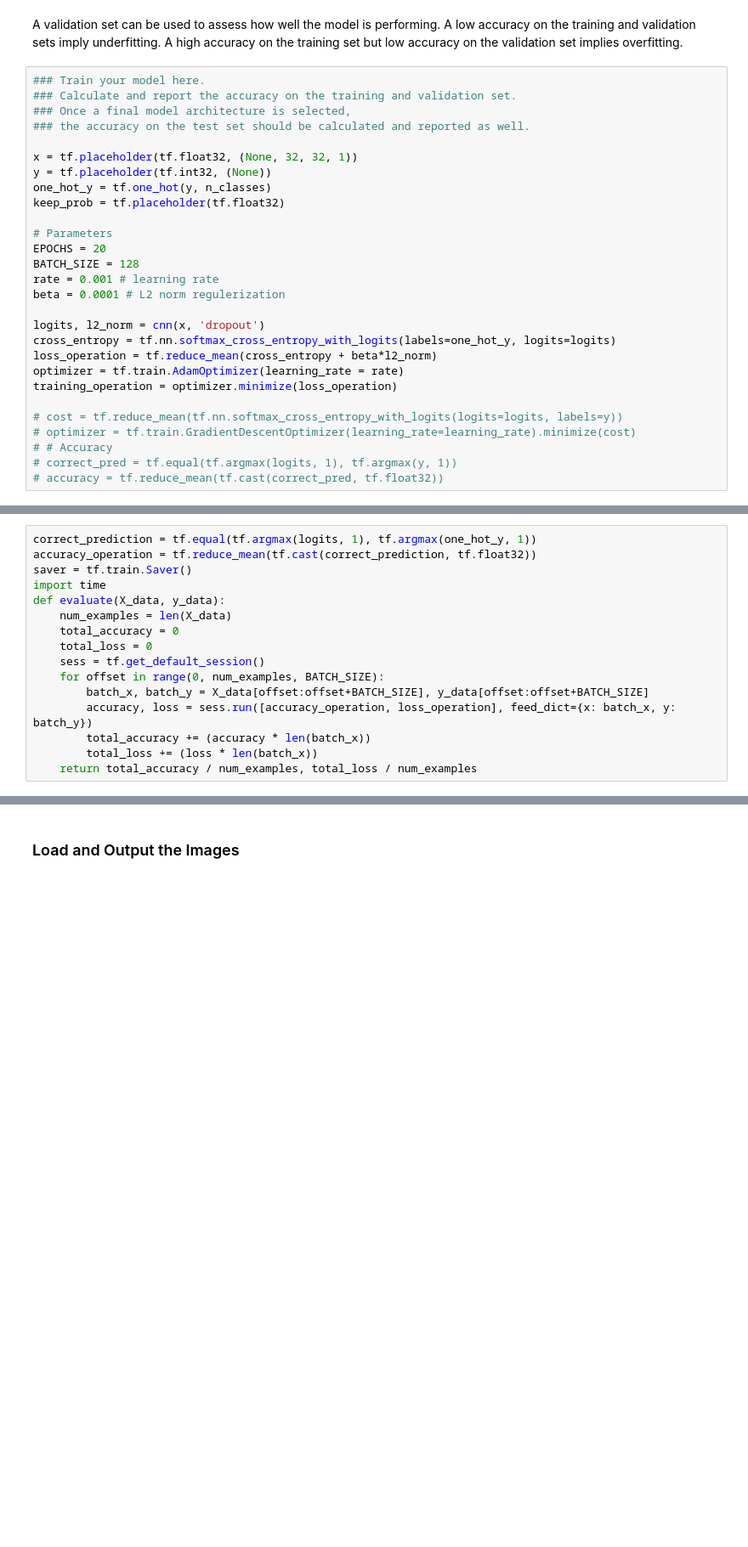
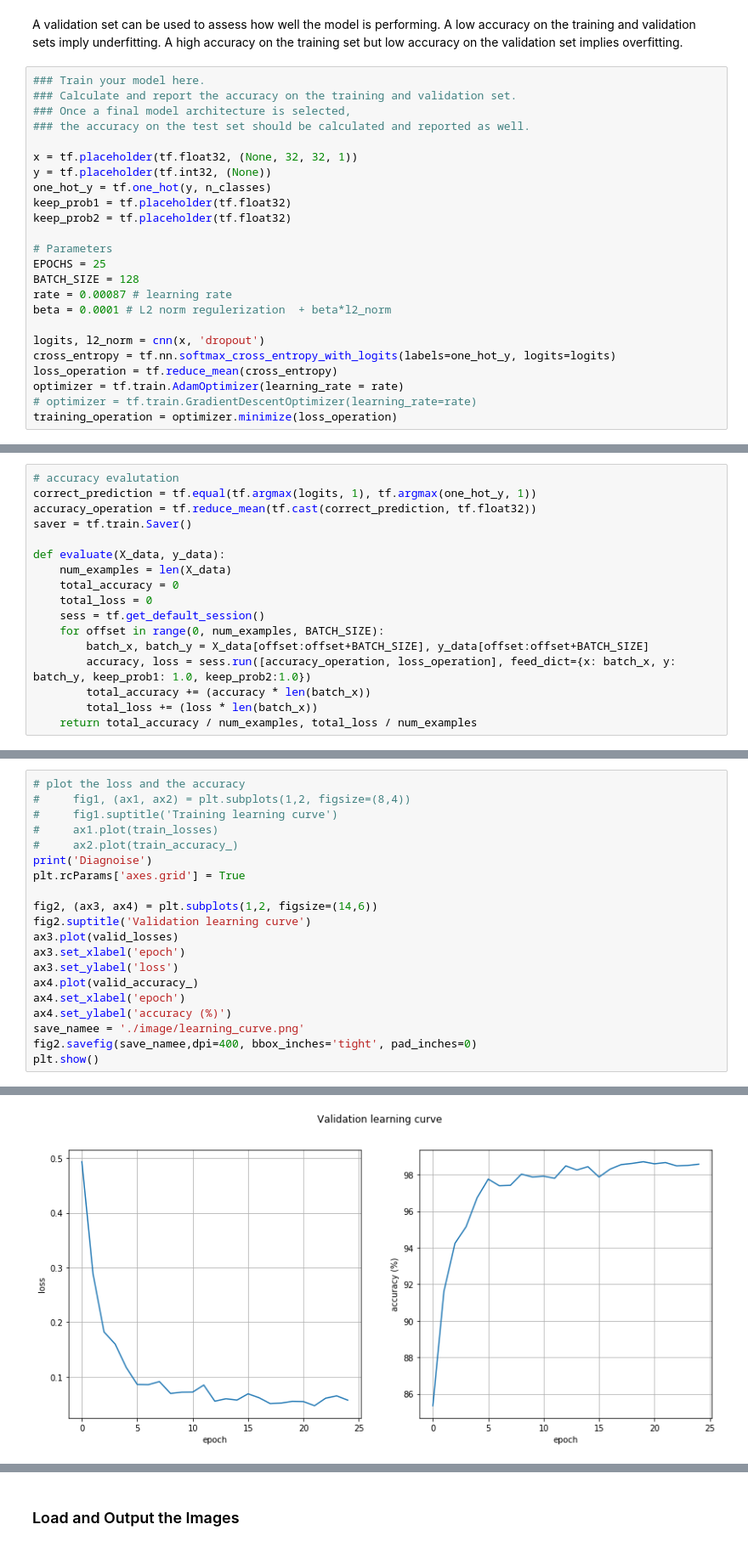
Before and after one commit to iyowasay/CNN_traffic_sign, a Jupyter notebook: Traffic_Sign_Classifier.ipynb, the cells around one changed output, grey strips where cells are left out. Shown at 85% size. Drawn from its saved outputs; the diff is of its cells as text; blank space fills up the shorter version.

```diff
--- a/Traffic_Sign_Classifier.ipynb
+++ b/Traffic_Sign_Classifier.ipynb
@@ -445,22 +458,18 @@ sets imply underfitting. A high accuracy on the training set but low accuracy on
 x = tf.placeholder(tf.float32, (None, 32, 32, 1))
 y = tf.placeholder(tf.int32, (None))
 one_hot_y = tf.one_hot(y, n_classes)
-keep_prob = tf.placeholder(tf.float32)
+keep_prob1 = tf.placeholder(tf.float32)
+keep_prob2 = tf.placeholder(tf.float32)
 
 # Parameters
-EPOCHS = 20
+EPOCHS = 25
 BATCH_SIZE = 128
-rate = 0.001 # learning rate
-beta = 0.0001 # L2 norm regulerization
+rate = 0.00087 # learning rate
+beta = 0.0001 # L2 norm regulerization  + beta*l2_norm
 
 logits, l2_norm = cnn(x, 'dropout')
 cross_entropy = tf.nn.softmax_cross_entropy_with_logits(labels=one_hot_y, logits=logits)
-loss_operation = tf.reduce_mean(cross_entropy + beta*l2_norm)
+loss_operation = tf.reduce_mean(cross_entropy)
 optimizer = tf.train.AdamOptimizer(learning_rate = rate)
+# optimizer = tf.train.GradientDescentOptimizer(learning_rate=rate)
 training_operation = optimizer.minimize(loss_operation)
-
-# cost = tf.reduce_mean(tf.nn.softmax_cross_entropy_with_logits(logits=logits, labels=y))
-# optimizer = tf.train.GradientDescentOptimizer(learning_rate=learning_rate).minimize(cost)
-# # Accuracy
-# correct_pred = tf.equal(tf.argmax(logits, 1), tf.argmax(y, 1))
-# accuracy = tf.reduce_mean(tf.cast(correct_pred, tf.float32))
@@ -467,8 +509,9 @@ training_operation = optimizer.minimize(loss_operation)
 # %%
+# accuracy evalutation
 correct_prediction = tf.equal(tf.argmax(logits, 1), tf.argmax(one_hot_y, 1))
 accuracy_operation = tf.reduce_mean(tf.cast(correct_prediction, tf.float32))
 saver = tf.train.Saver()
-import time
+
 def evaluate(X_data, y_data):
     num_examples = len(X_data)
     total_accuracy = 0
@@ -476,7 +519,7 @@ def evaluate(X_data, y_data):
     sess = tf.get_default_session()
     for offset in range(0, num_examples, BATCH_SIZE):
         batch_x, batch_y = X_data[offset:offset+BATCH_SIZE], y_data[offset:offset+BATCH_SIZE]
-        accuracy, loss = sess.run([accuracy_operation, loss_operation], feed_dict={x: batch_x, y: batch_y})
+        accuracy, loss = sess.run([accuracy_operation, loss_operation], feed_dict={x: batch_x, y: batch_y, keep_prob1: 1.0, keep_prob2:1.0})
         total_accuracy += (accuracy * len(batch_x))
         total_loss += (loss * len(batch_x))
     return total_accuracy / num_examples, total_loss / num_examples
@@ -561,0 +578,21 @@ Model saved
+# %%
+# plot the loss and the accuracy
+#     fig1, (ax1, ax2) = plt.subplots(1,2, figsize=(8,4))
+#     fig1.suptitle('Training learning curve')
+#     ax1.plot(train_losses)
+#     ax2.plot(train_accuracy_)
+print('Diagnoise')
+plt.rcParams['axes.grid'] = True
+
+fig2, (ax3, ax4) = plt.subplots(1,2, figsize=(14,6))
+fig2.suptitle('Validation learning curve')
+ax3.plot(valid_losses)
+ax3.set_xlabel('epoch')
+ax3.set_ylabel('loss')
+ax4.plot(valid_accuracy_)
+ax4.set_xlabel('epoch')
+ax4.set_ylabel('accuracy (%)')
+save_namee = './image/learning_curve.png'
+fig2.savefig(save_namee,dpi=400, bbox_inches='tight', pad_inches=0)
+plt.show()
+# %% [output]
@@ -562,3 +600,4 @@ Model saved
+[figure, added]
 # %%
 # check accuracy of train set
 
```
Also changed, not shown: parts of 35 cells of this notebook, 35 other files.
